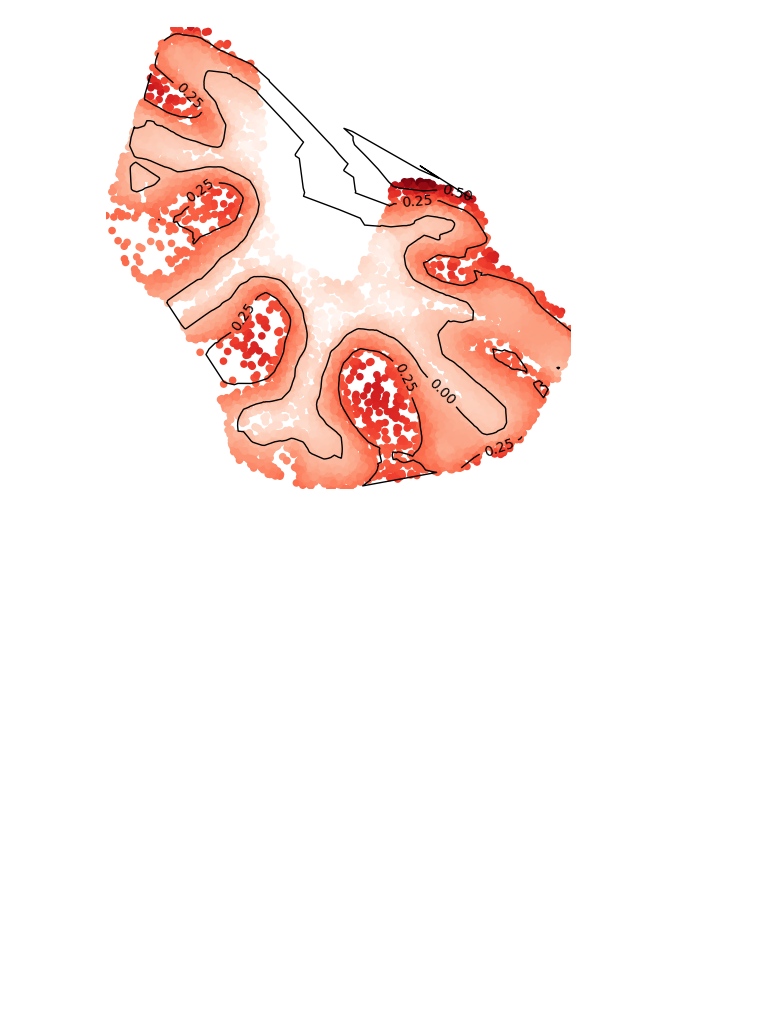
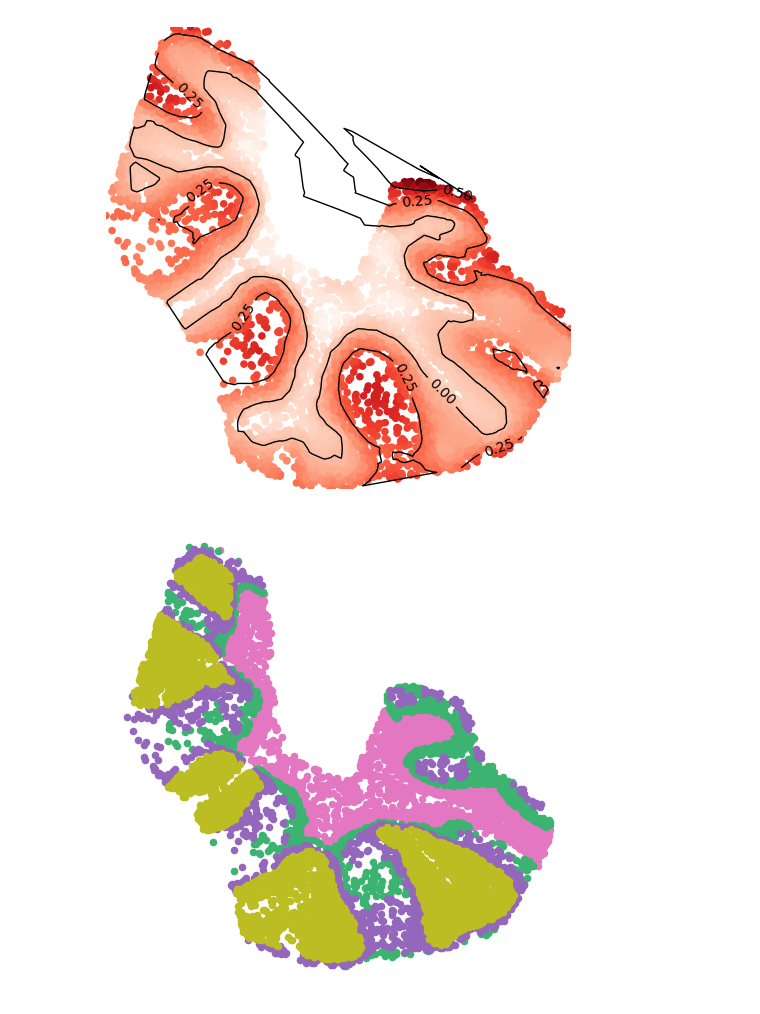
Before and after one commit to raphael-group/GASTON, a Jupyter notebook: example outputs.ipynb, the cells around one changed output. Cells and saved outputs as stored; diff of their text form; code cells hidden in the pictures; blank space fills up the shorter version.

```diff
--- a/example outputs.ipynb
+++ b/example outputs.ipynb
@@ -127,3 +139,39 @@ dp_related.plot_clusters(belayer_labels, A, S, figsize=(6,6), colors=colors)
 dp_related.plot_depth(belayer_depth, S, figsize=(6,6), contour_levels=3)
 # %% [output]
 [figure]
+# %%
+rep=1
+folder='/n/fs/ragr-research/projects/network-mutations/manifold-alignment/slideseq_cerebellum/'
+
+counts_mat=np.load(folder+f'counts_mat_rep{rep}.npy')
+coords_mat=np.load(folder+f'coords_mat_rep{rep}.npy')
+gene_labels=np.load(folder+f'gene_labels_rep{rep}.npy',allow_pickle=True)
+gene_labels=np.array([t.lower() for t in gene_labels])
+
+nhS=200
+trial=3
+optimizer='adam'
+partition='all'
+
+folder='/n/fs/ragr-research/projects/network-mutations/manifold-alignment/slideseq_cerebellum/intermediate_NN_v2/'
+folder+=f'nhS_{nhS}_optimizer_{optimizer}_partition_{partition}_trial_{trial}/'
+
+cell_types=np.load('/n/fs/ragr-research/projects/network-mutations/manifold-alignment/slideseq_cerebellum/cell_types_ALL.npy',allow_pickle=True)
+
+# mod=torch.load(folder+'final_model.pt')
+mod2=torch.load(folder+'model_epoch_20000.pt')
+
+A_torch=torch.load(folder+'Atorch.pt')
+A=A_torch.numpy()
+
+S_torch=torch.load(folder+'Storch.pt')
+S=S_torch.detach().numpy()
+
+num_layers=4
+belayer_depth2, belayer_labels2=dp_related.get_depth_labels(mod2,A,S,num_layers)
+# %%
+colors=np.array(['C6', 'mediumseagreen', 'C4', 'C8'])
+
+dp_related.plot_clusters(belayer_labels2, A, S, figsize=(6,6), colors=colors)
+# %% [output]
+[figure, added]
```
Also changed, not shown: parts of 5 cells of this notebook, 2 other files.
